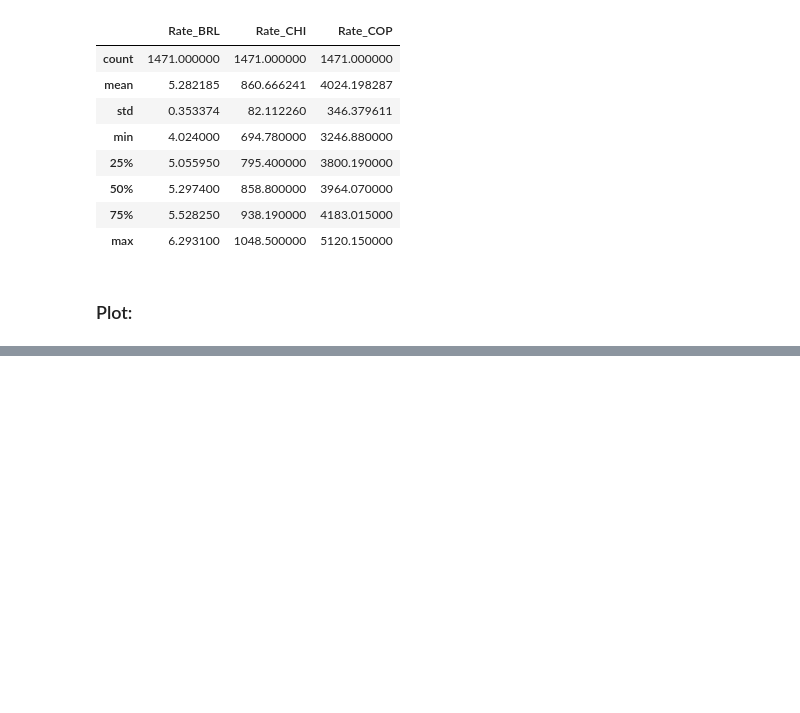
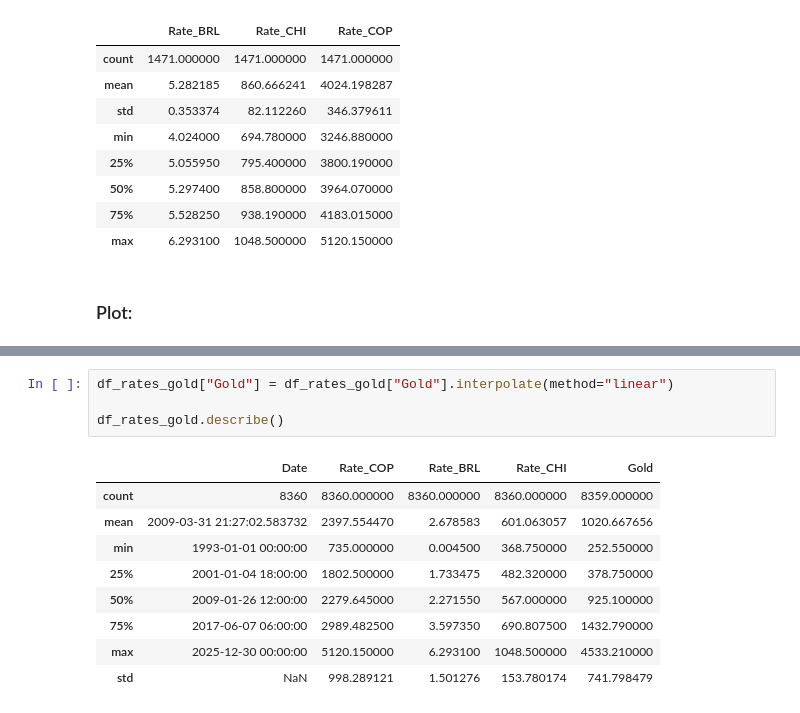
Before and after one commit to oscardi777/Test-Codigos, a Jupyter notebook: Data_predict/data_caracteristica.ipynb, the cells around one changed output, grey strips where cells are left out. Cells and saved outputs as stored; diff of their text form; blank space fills up the shorter version.

```diff
--- a/Data_predict/data_caracteristica.ipynb
+++ b/Data_predict/data_caracteristica.ipynb
@@ -272,0 +331,14 @@ plt.show()
+# %%
+df_rates_gold["Gold"] = df_rates_gold["Gold"].interpolate(method="linear")
+
+df_rates_gold.describe()
+# %% [output]
+|  | Date | Rate_COP | Rate_BRL | Rate_CHI | Gold |
+| count | 8360 | 8360.000000 | 8360.000000 | 8360.000000 | 8359.000000 |
+| mean | 2009-03-31 21:27:02.583732 | 2397.554470 | 2.678583 | 601.063057 | 1020.667656 |
+| min | 1993-01-01 00:00:00 | 735.000000 | 0.004500 | 368.750000 | 252.550000 |
+| 25% | 2001-01-04 18:00:00 | 1802.500000 | 1.733475 | 482.320000 | 378.750000 |
+| 50% | 2009-01-26 12:00:00 | 2279.645000 | 2.271550 | 567.000000 | 925.100000 |
+| 75% | 2017-06-07 06:00:00 | 2989.482500 | 3.597350 | 690.807500 | 1432.790000 |
+| max | 2025-12-30 00:00:00 | 5120.150000 | 6.293100 | 1048.500000 | 4533.210000 |
+| std | NaN | 998.289121 | 1.501276 | 153.780174 | 741.798479 |
```
Also changed, not shown: parts of 14 cells of this notebook, 4 other files.
